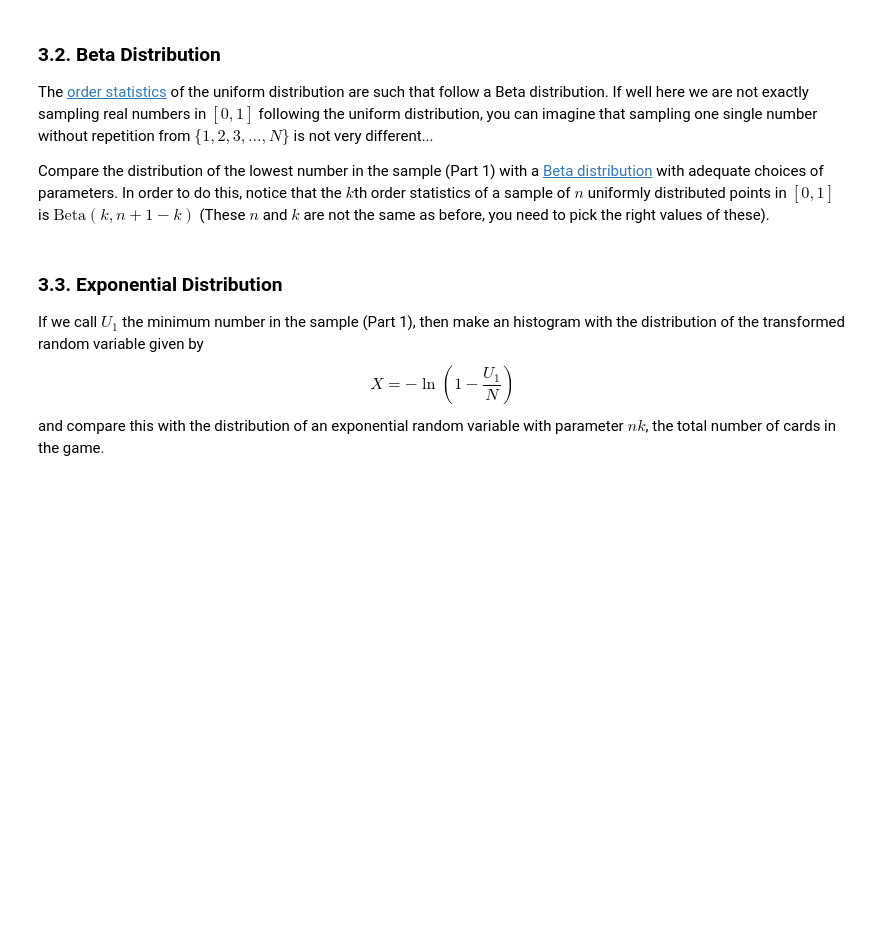
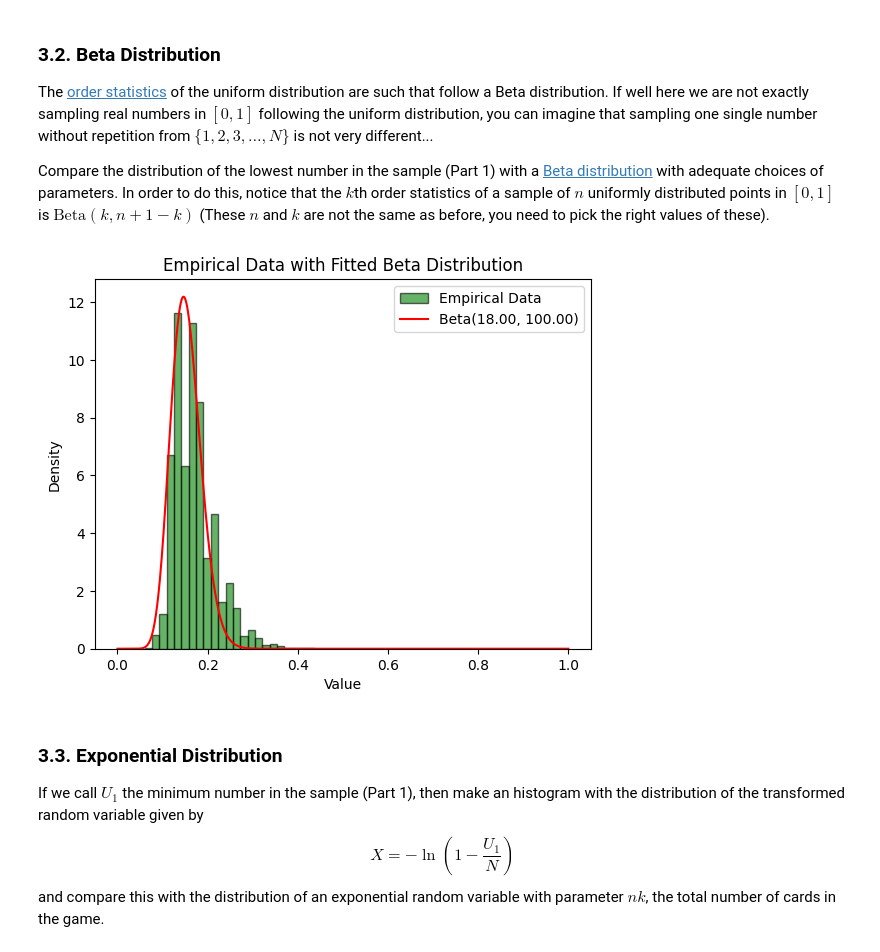
Before and after one commit to UCB-stat-201a-fall23/projectno1-themind-SorenRajani, a Jupyter notebook: Project01-TheMind.ipynb, the cells around one changed output. Saved outputs shown, nothing was run; the diff lists cells and outputs as text; code cells hidden in the pictures; blank space fills up the shorter version.

```diff
--- a/Project01-TheMind.ipynb
+++ b/Project01-TheMind.ipynb
@@ -152,3 +181,21 @@ Compare the distribution of the lowest number in the sample (Part 1) with a [Bet
+# %%
+scaled_data = data/100
+
+
+plt.hist(scaled_data, bins=30, density=True, alpha=0.6, color='g', edgecolor='black', label="Empirical Data")
+
+x = np.linspace(0, 1, 1000)
+a,b = n*k,N
+pdf_values = beta.pdf(x, a, b)
+
+plt.plot(x, pdf_values, 'r-', label=f"Beta({a:.2f}, {b:.2f})")
+plt.title("Empirical Data with Fitted Beta Distribution")
+plt.xlabel("Value")
+plt.ylabel("Density")
+plt.legend()
+plt.show()
+# %% [output]
+[figure, added]
 # %% [markdown]
 ### 3.3. Exponential Distribution
 
```
Also changed, not shown: parts of 8 cells of this notebook.
